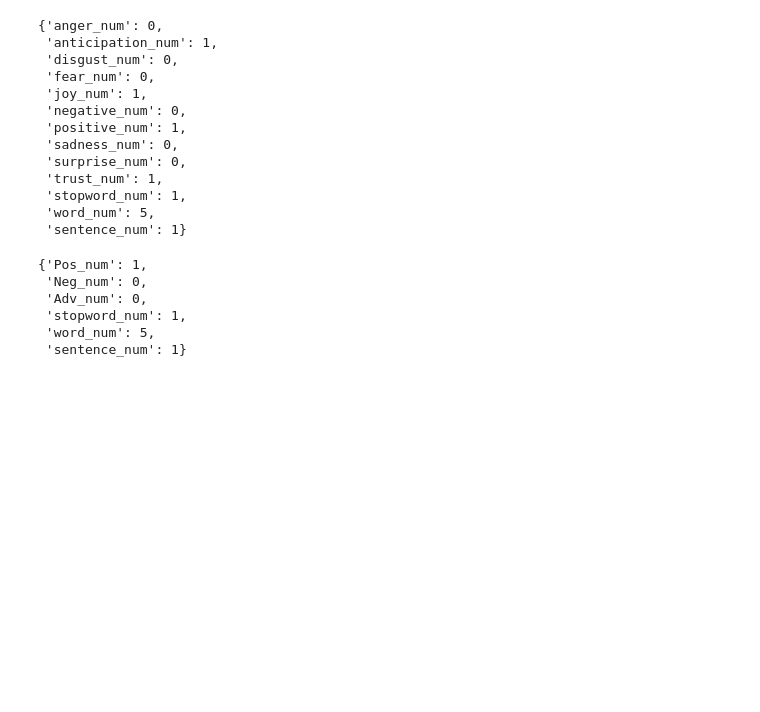
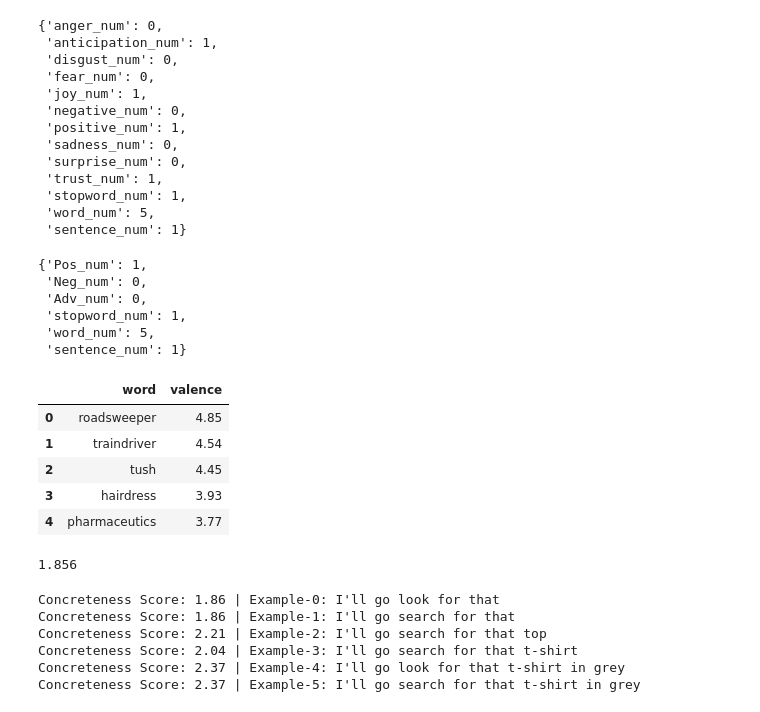
Before and after one commit to hiDaDeng/cntext, a Jupyter notebook: examples/01-stats.ipynb, the cells around one changed output. Drawn from its saved outputs; the diff is of its cells as text; code cells hidden in the pictures; blank space fills up the shorter version.

Commit message:
add sentiment_by_valence

```diff
--- a/examples/01-stats.ipynb
+++ b/examples/01-stats.ipynb
@@ -153,3 +153,50 @@ ct.sentiment(text=text,
  'stopword_num': 1,
  'word_num': 5,
  'sentence_num': 1}
+# %%
+import cntext as ct
+
+# load the concreteness.pkl dictionary file
+concreteness_df = ct.load_pkl_dict('concreteness.pkl')
+concreteness_df.head()
+# %% [output]
+|  | word | valence |
+| 0 | roadsweeper | 4.85 |
+| 1 | traindriver | 4.54 |
+| 2 | tush | 4.45 |
+| 3 | hairdress | 3.93 |
+| 4 | pharmaceutics | 3.77 |
+# %%
+reply = "I'll go look for that"
+
+score=ct.sentiment_by_valence(text=reply,
+                              diction=concreteness_df,
+                              lang='english')
+score
+# %% [output]
+1.856
+# %%
+employee_replys = ["I'll go look for that",
+                   "I'll go search for that",
+                   "I'll go search for that top",
+                   "I'll go search for that t-shirt",
+                   "I'll go look for that t-shirt in grey",
+                   "I'll go search for that t-shirt in grey"]
+
+for idx, reply in enumerate(employee_replys):
+    score=ct.sentiment_by_valence(text=reply,
+                                  diction=concreteness_df,
+                                  lang='english')
+
+    template = "Concreteness Score: {score:.2f} | Example-{idx}: {exmaple}"
+
+    print(template.format(score=score,
+                          idx=idx,
+                          exmaple=reply))
+# %% [output]
+Concreteness Score: 1.86 | Example-0: I'll go look for that
+Concreteness Score: 1.86 | Example-1: I'll go search for that
+Concreteness Score: 2.21 | Example-2: I'll go search for that top
+Concreteness Score: 2.04 | Example-3: I'll go search for that t-shirt
+Concreteness Score: 2.37 | Example-4: I'll go look for that t-shirt in grey
+Concreteness Score: 2.37 | Example-5: I'll go search for that t-shirt in grey
```
Also changed, not shown: 15 other files.
